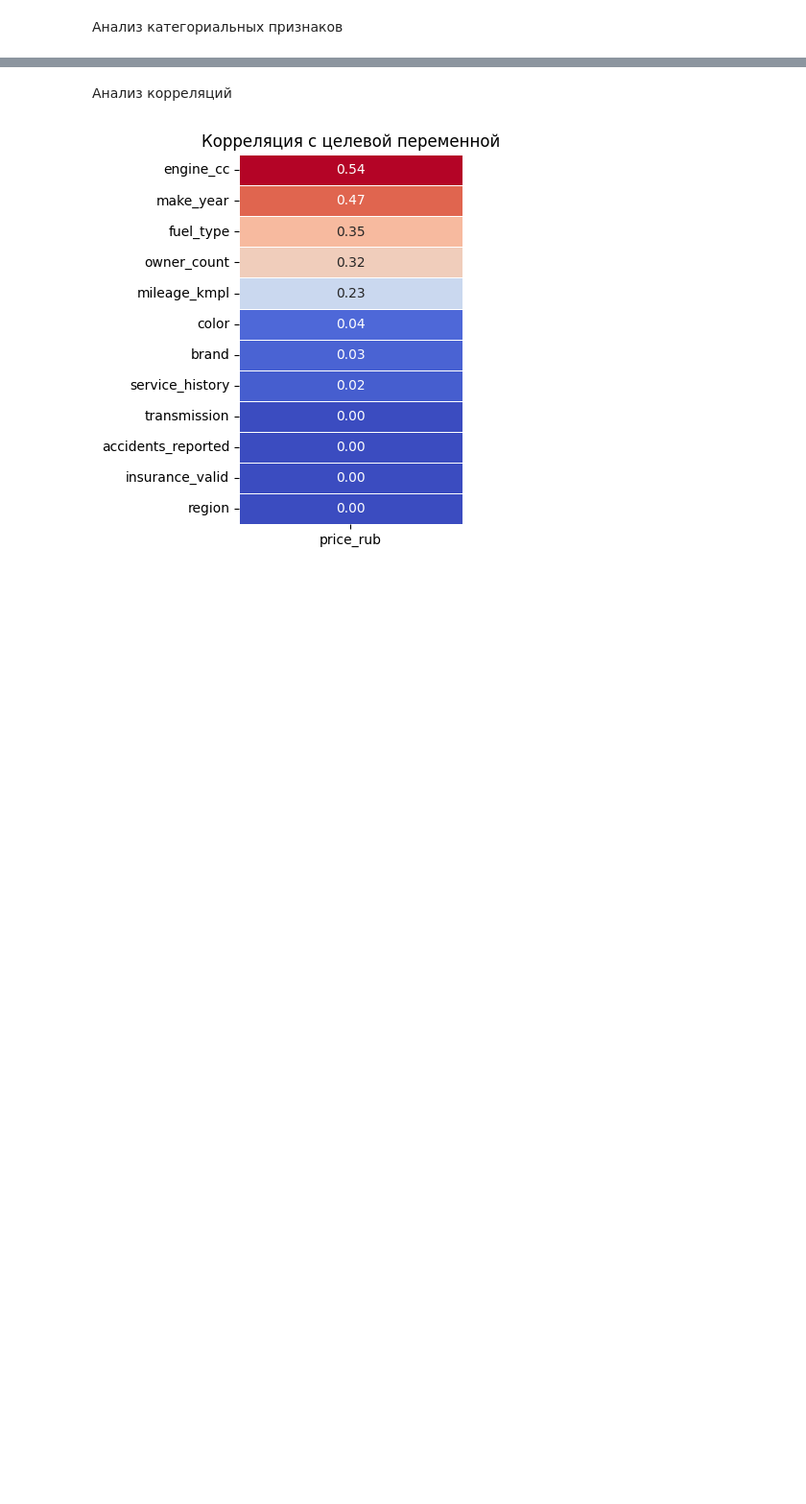
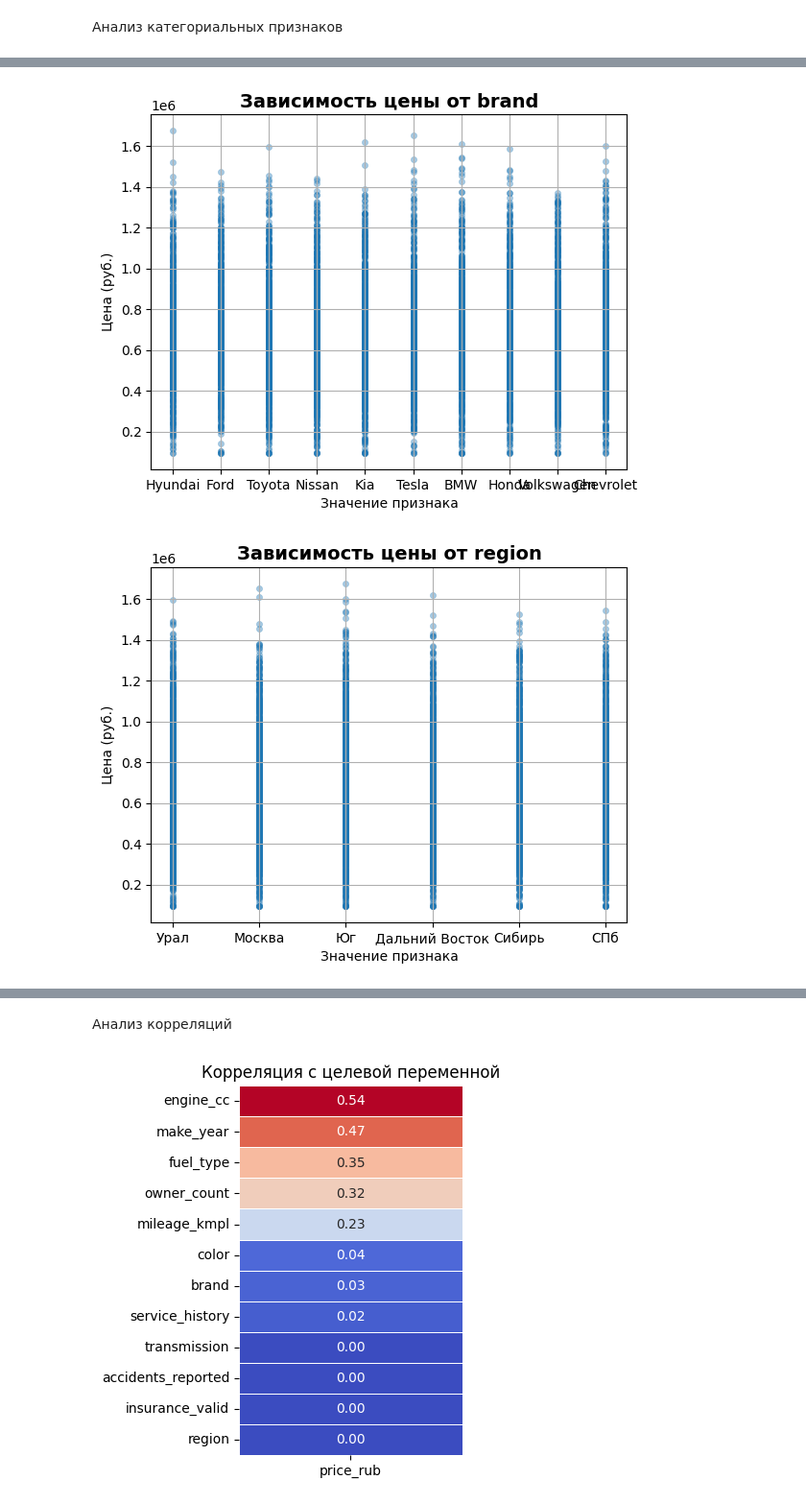
Before and after one commit to KatsayArtemDev/ML, a Jupyter notebook: regression/car_price/car_price_predictor.ipynb, the cells around one changed output, grey strips where cells are left out. Shown at 96% size. Cells and saved outputs as stored; diff of their text form; code cells hidden in the pictures; blank space fills up the shorter version.

```diff
--- a/regression/car_price/car_price_predictor.ipynb
+++ b/regression/car_price/car_price_predictor.ipynb
@@ -348,0 +388,8 @@ show_cat_plots(eda_df, cat_cols)
+# %%
+for col in ['brand', 'region']:
+    show_custom_scatter(eda_df, col, col)
+    plt.show()
+    plt.close()
+# %% [output]
+[figure, added]
+[figure, added]
```
Also changed, not shown: parts of 27 cells of this notebook.
